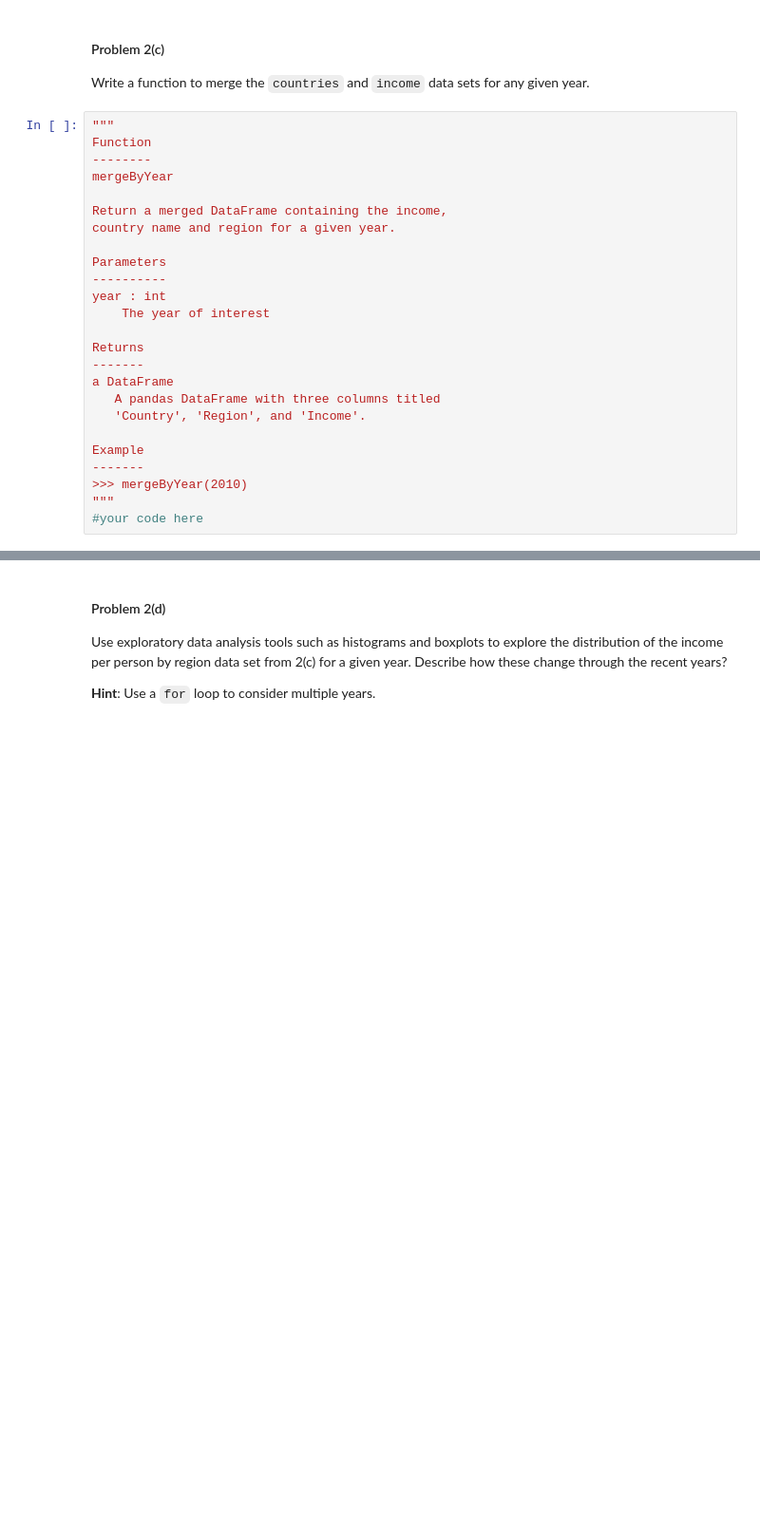
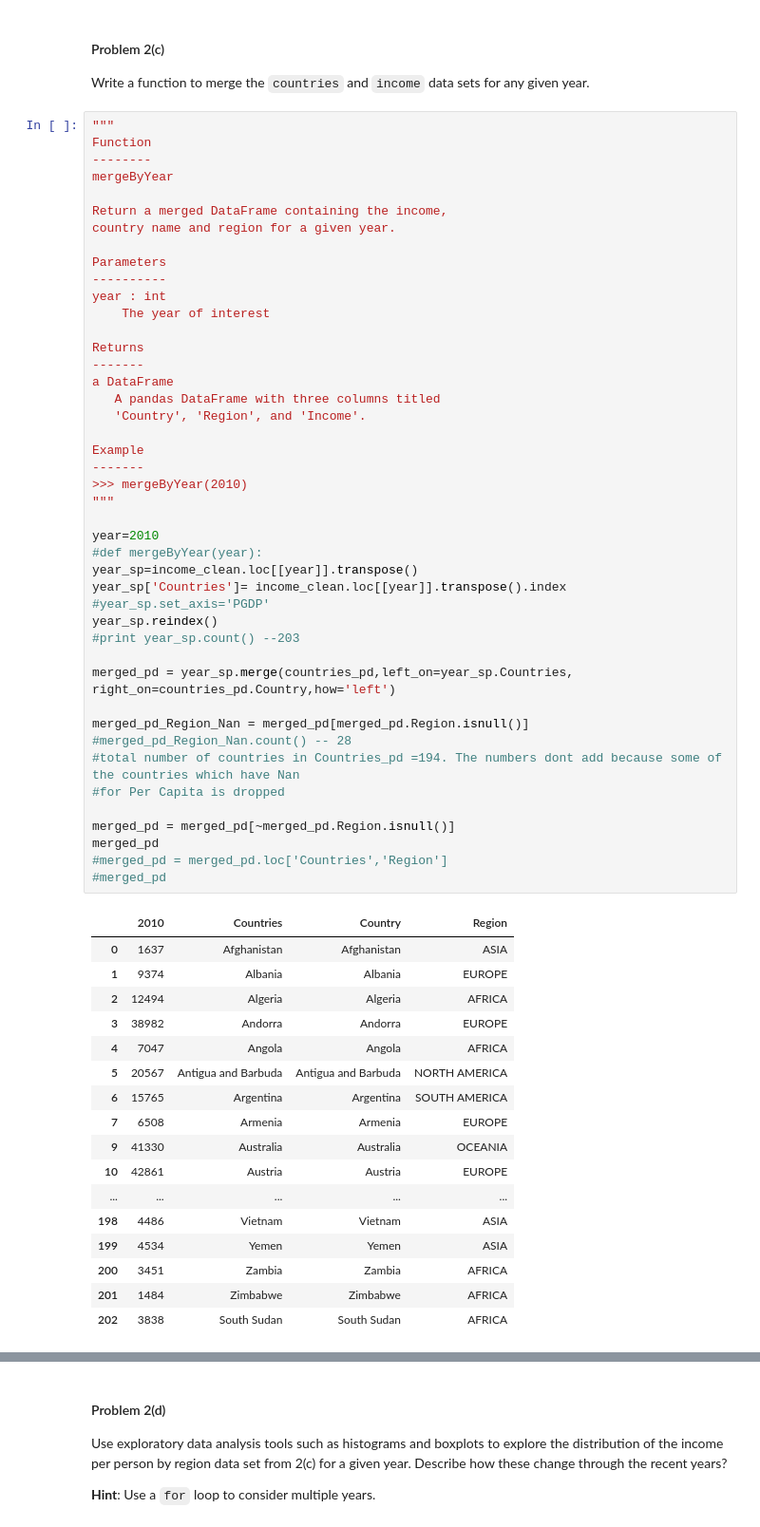
Before and after one commit to buzyjess/ML_CS109, a Jupyter notebook: HW1.ipynb, the cells around one changed output, grey strips where cells are left out. Shown: that part at 95% size. Cells and saved outputs as stored; diff of their text form; blank space fills up the shorter version.

```diff
--- a/HW1.ipynb
+++ b/HW1.ipynb
@@ -344,25 +380,62 @@ Write a function to merge the `countries` and `income` data sets for any given y
 # %%
 """
 Function
 --------
 mergeByYear
 
 Return a merged DataFrame containing the income,
 country name and region for a given year.
 
 Parameters
 ----------
 year : int
     The year of interest
 
 Returns
 -------
 a DataFrame
    A pandas DataFrame with three columns titled
    'Country', 'Region', and 'Income'.
 
 Example
 -------
 >>> mergeByYear(2010)
 """
-#your code here
+
+year=2010
+#def mergeByYear(year):
+year_sp=income_clean.loc[[year]].transpose()
+year_sp['Countries']= income_clean.loc[[year]].transpose().index
+#year_sp.set_axis='PGDP'
+year_sp.reindex()
+#print year_sp.count() --203
+
+merged_pd = year_sp.merge(countries_pd,left_on=year_sp.Countries, right_on=countries_pd.Country,how='left')
+
+merged_pd_Region_Nan = merged_pd[merged_pd.Region.isnull()]
+#merged_pd_Region_Nan.count() -- 28
+#total number of countries in Countries_pd =194. The numbers dont add because some of the countries which have Nan
+#for Per Capita is dropped
+
+merged_pd = merged_pd[~merged_pd.Region.isnull()]
+merged_pd
+#merged_pd = merged_pd.loc['Countries','Region']
+#merged_pd
+# %% [output]
+|  | 2010 | Countries | Country | Region |
+| 0 | 1637 | Afghanistan | Afghanistan | ASIA |
+| 1 | 9374 | Albania | Albania | EUROPE |
+| 2 | 12494 | Algeria | Algeria | AFRICA |
+| 3 | 38982 | Andorra | Andorra | EUROPE |
+| 4 | 7047 | Angola | Angola | AFRICA |
+| 5 | 20567 | Antigua and Barbuda | Antigua and Barbuda | NORTH AMERICA |
+| 6 | 15765 | Argentina | Argentina | SOUTH AMERICA |
+| 7 | 6508 | Armenia | Armenia | EUROPE |
+| 9 | 41330 | Australia | Australia | OCEANIA |
+| 10 | 42861 | Austria | Austria | EUROPE |
+| ... | ... | ... | ... | ... |
+| 198 | 4486 | Vietnam | Vietnam | ASIA |
+| 199 | 4534 | Yemen | Yemen | ASIA |
+| 200 | 3451 | Zambia | Zambia | AFRICA |
+| 201 | 1484 | Zimbabwe | Zimbabwe | AFRICA |
+| 202 | 3838 | South Sudan | South Sudan | AFRICA |
```
Also changed, not shown: parts of 6 cells of this notebook.
